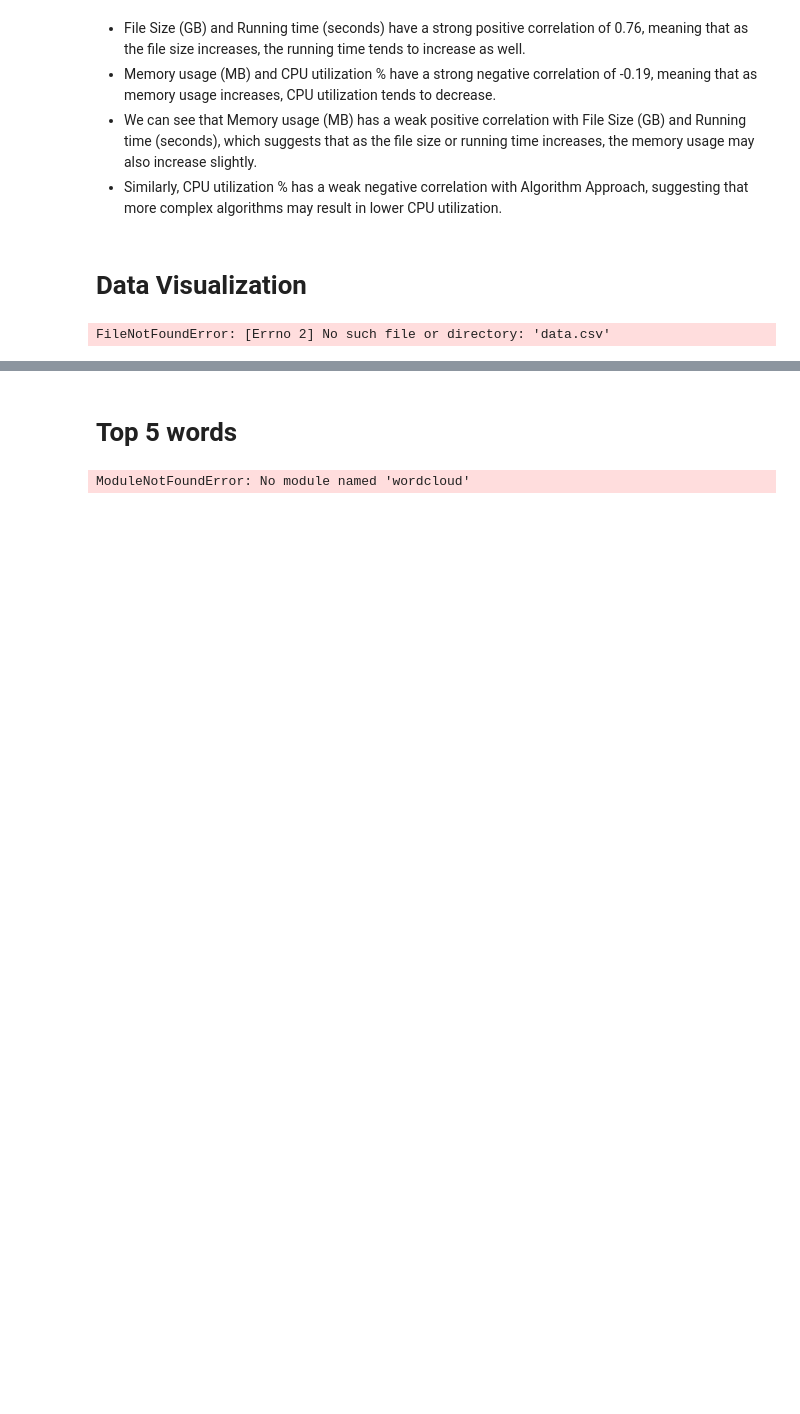
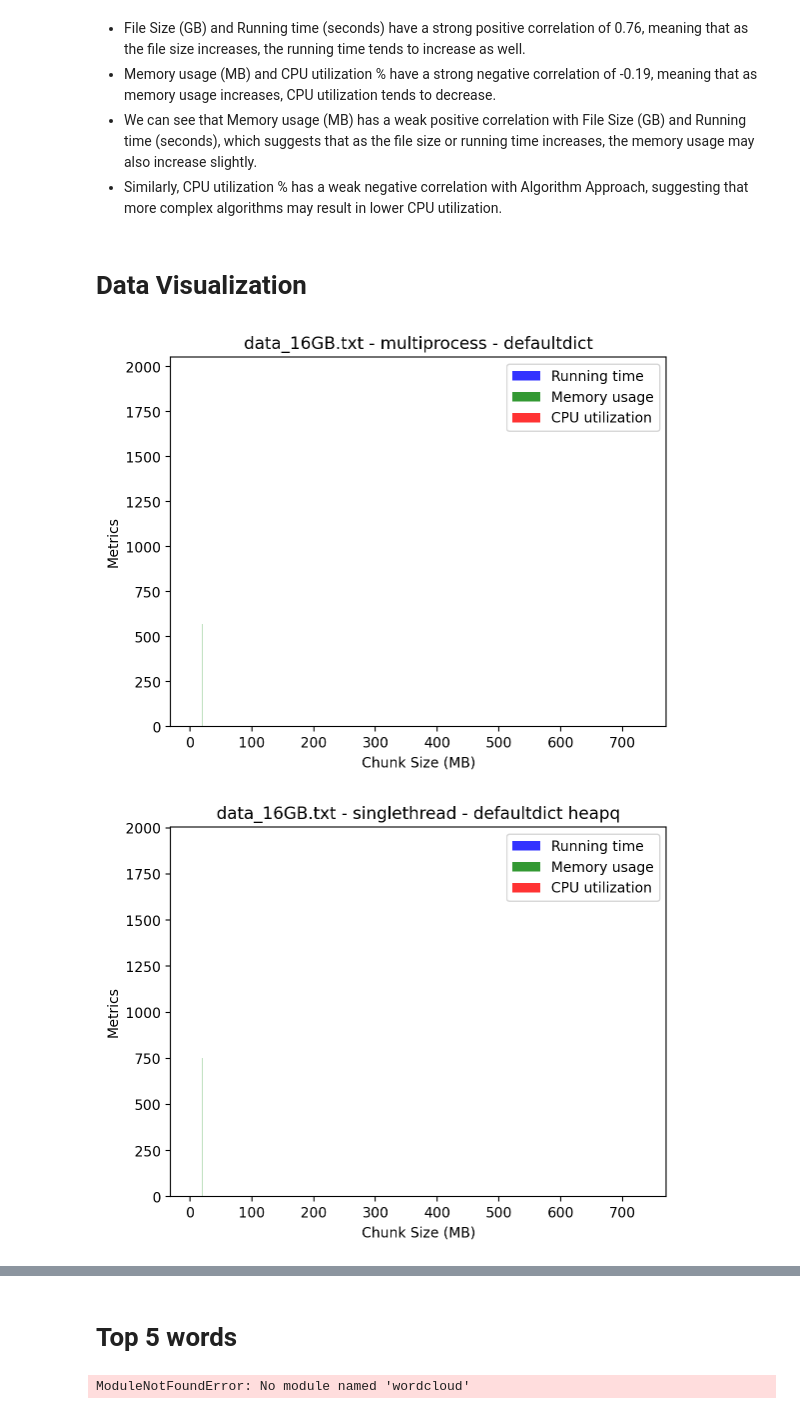
Before and after one commit to divaamahajan/K-Most-Popular-Words, a Jupyter notebook: logs/log_visualizaion.ipynb, the cells around one changed output, grey strips where cells are left out. Drawn from its saved outputs; the diff is of its cells as text; code cells hidden in the pictures; blank space fills up the shorter version.

Commit message:
bar graphs

```diff
--- a/logs/log_visualizaion.ipynb
+++ b/logs/log_visualizaion.ipynb
@@ -102,30 +102,55 @@ plt.show()
 * Similarly, CPU utilization % has a weak negative correlation with Algorithm Approach, suggesting that more complex algorithms may result in lower CPU utilization.
 # %% [markdown]
 # Data Visualization
-# %%
-import pandas as pd
-import matplotlib.pyplot as plt
-
-# read the data from csv file
-df = pd.read_csv('data.csv')
-
-# group the DataFrame by Filename, Algorithm Approach, and Data Structure
-groups = df.groupby(['Filename', 'Algorithm Approach', 'Data Structure'])
-
-# iterate over the groups and create a clustered bar graph for each group
-for name, group in groups:
-    # create a pivot table with Chunk Size (MB) as rows and Running time (seconds), Memory usage (MB), and CPU utilization % as columns
-    pivot_table = group.pivot(index='Chunk Size (MB)', columns='Metric', values='Value')
-
-    # plot the pivot table as a clustered bar graph
-    pivot_table.plot(kind='barh', stacked=True)
-
-    # set the title and axis labels
-    plt.title(f"Filename={name[0]}, Algorithm Approach={name[1]}, Data Structure={name[2]}")
-    plt.xlabel("Metric value")
-    plt.ylabel("Chunk Size (MB)")
-
-    # show the plot
-    plt.show()
-# %% [output]
-FileNotFoundError: [Errno 2] No such file or directory: 'data.csv'
+# %%
+import matplotlib.pyplot as plt
+
+# group the DataFrame by Filename, Algorithm Approach, and Data Structure
+grouped = df.groupby(['Filename', 'Algorithm Approach', 'Data Structure'])
+
+# iterate over the groups and create a clustered bar graph for each group
+for name, group in grouped:
+    # Extract Chunk Size and metrics for the group
+    chunk_sizes = group['Chunk Size (MB)'].unique()
+    run_times = group['Running time (seconds)']
+    memory_usage = group['Memory usage (MB)']
+    cpu_utilization = group['CPU utilization %']
+
+    # Create a cluster bar graph
+    fig, ax = plt.subplots()
+    bar_width = 0.2
+    opacity = 0.8
+
+    # Plot bar1: Running time
+    rects1 = ax.bar(chunk_sizes, run_times, bar_width,
+                    alpha=opacity,
+                    color='b',
+                    label='Running time')
+
+    # Plot bar2: Memory usage
+    rects2 = ax.bar(chunk_sizes + bar_width, memory_usage, bar_width,
+                    alpha=opacity,
+                    color='g',
+                    label='Memory usage')
+
+    # Plot bar3: CPU utilization
+    rects3 = ax.bar(chunk_sizes + bar_width*2, cpu_utilization, bar_width,
+                    alpha=opacity,
+                    color='r',
+                    label='CPU utilization')
+
+    # Add x-axis and y-axis labels
+    ax.set_xlabel('Chunk Size (MB)')
+    ax.set_ylabel('Metrics')
+
+    # Add a title
+    ax.set_title(f"{name[0]} - {name[1]} - {name[2]}")
+
+    # Add a legend
+    ax.legend()
+
+    # Display the plot
+    plt.show()
+# %% [output]
+[figure, added]
+[figure, added]
```
Also changed, not shown: parts of 1 cell of this notebook.
